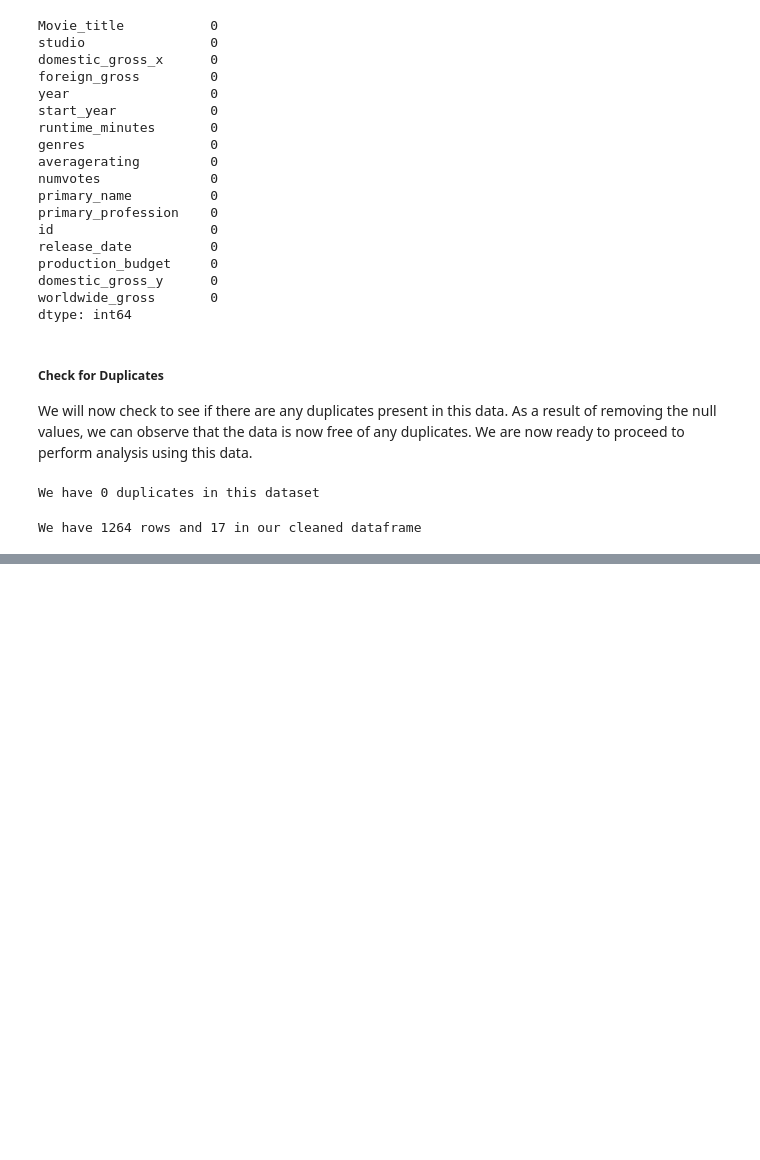
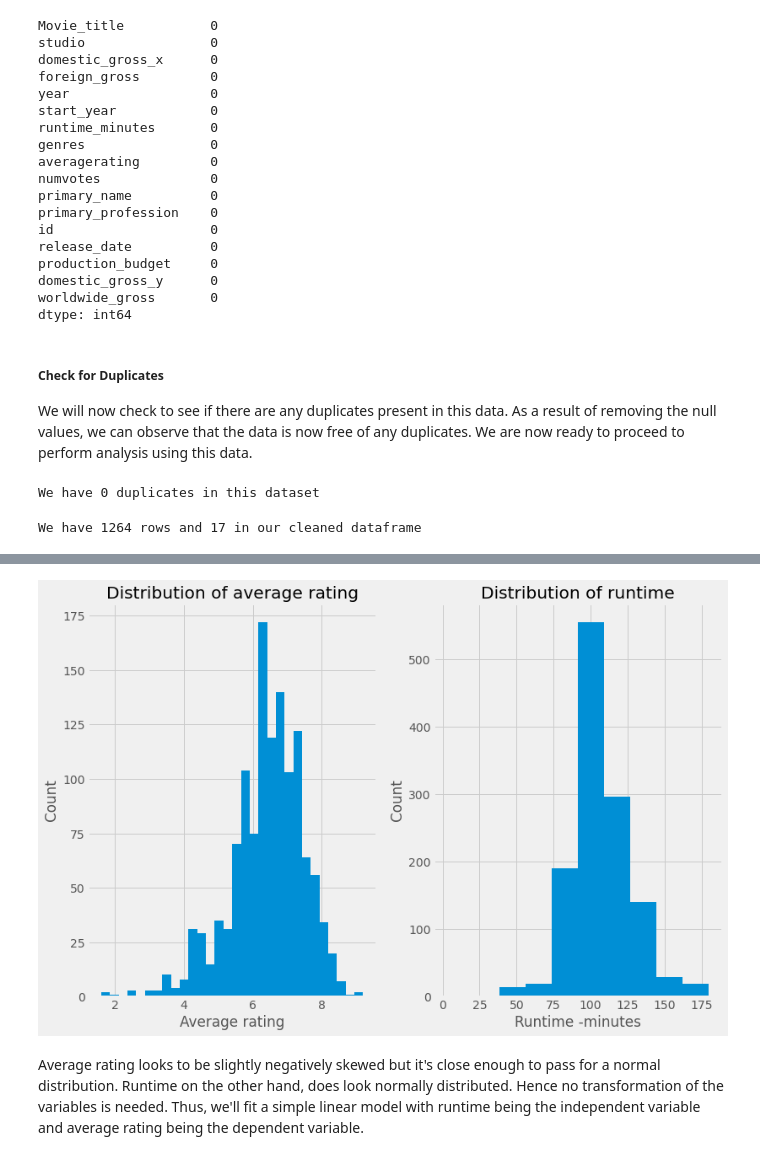
Before and after one commit to lilanhenry/phase2_group8_project, a Jupyter notebook: student.ipynb, the cells around one changed output, grey strips where cells are left out. Cells and saved outputs as stored; diff of their text form; code cells hidden in the pictures; blank space fills up the shorter version.

```diff
--- a/student.ipynb
+++ b/student.ipynb
@@ -483,0 +631,19 @@ We have 1264 rows and 17 in our cleaned dataframe
+# %%
+#Side by side plots to check for mormality of the variables
+
+fig, ax = plt.subplots(nrows=1, ncols=2, figsize = (12,8))
+
+ax[0].hist(merged_movies_analysis_df["averagerating"], bins = 30)
+#ax[0].tick_params(axis="x", labelrotation= 90)
+ax[0].set_xlabel("Average rating")
+ax[0].set_ylabel("Count")
+ax[0].set_title("Distribution of average rating")
+ax[1].hist(merged_movies_analysis_df["runtime_minutes"])
+#ax[1].tick_params(axis="x", labelrotation= 90)
+ax[1].set_xlabel("Runtime -minutes")
+ax[1].set_ylabel("Count")
+ax[1].set_title("Distribution of runtime");
+# %% [output]
+[figure, added]
+# %% [markdown]
+Average rating looks to be slightly negatively skewed but it's close enough to pass for a normal distribution. Runtime on the other hand, does look normally distributed. Hence no transformation of the variables is needed. Thus, we'll fit a simple linear model with runtime being the independent variable and average rating being the dependent variable.
```
Also changed, not shown: parts of 20 cells of this notebook.
